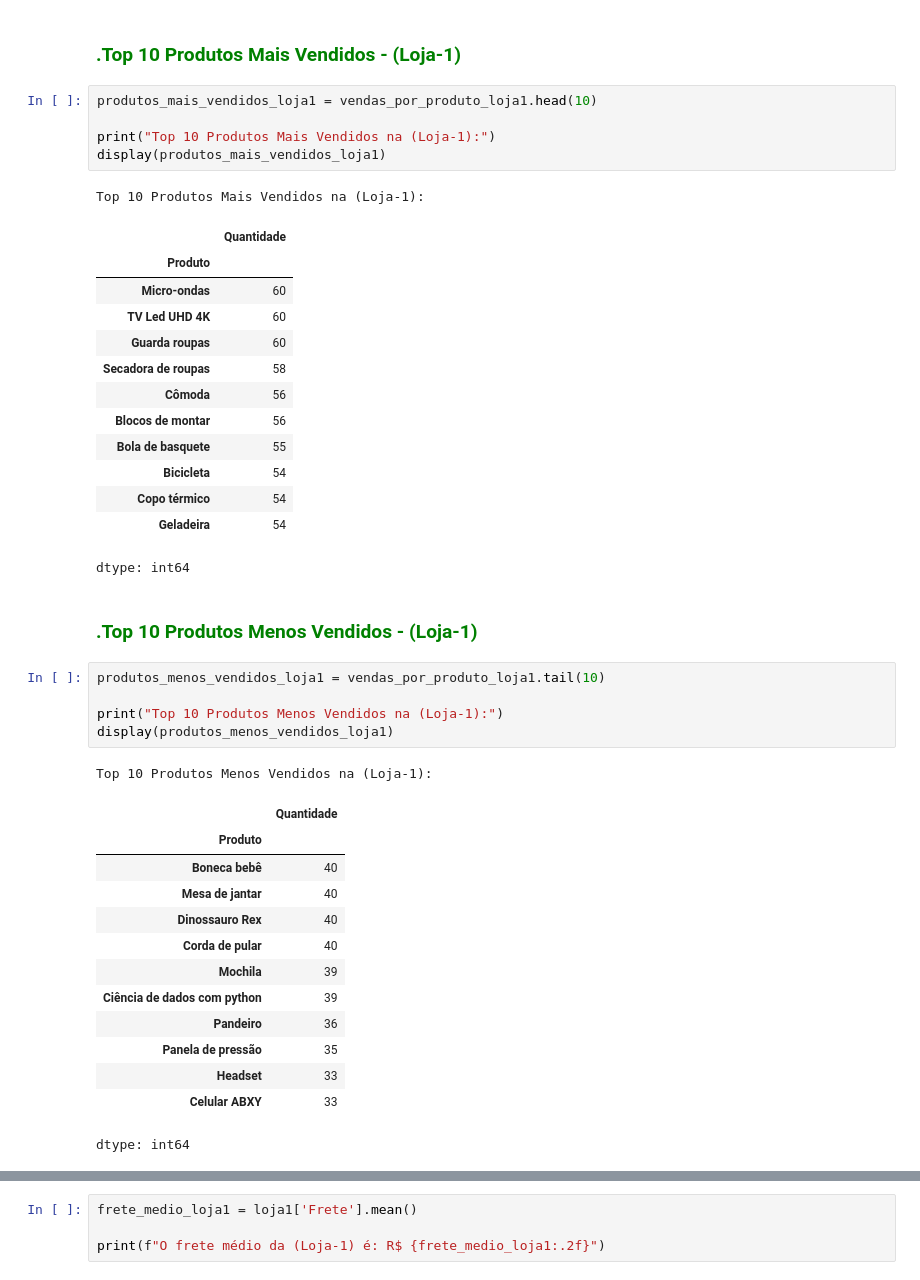
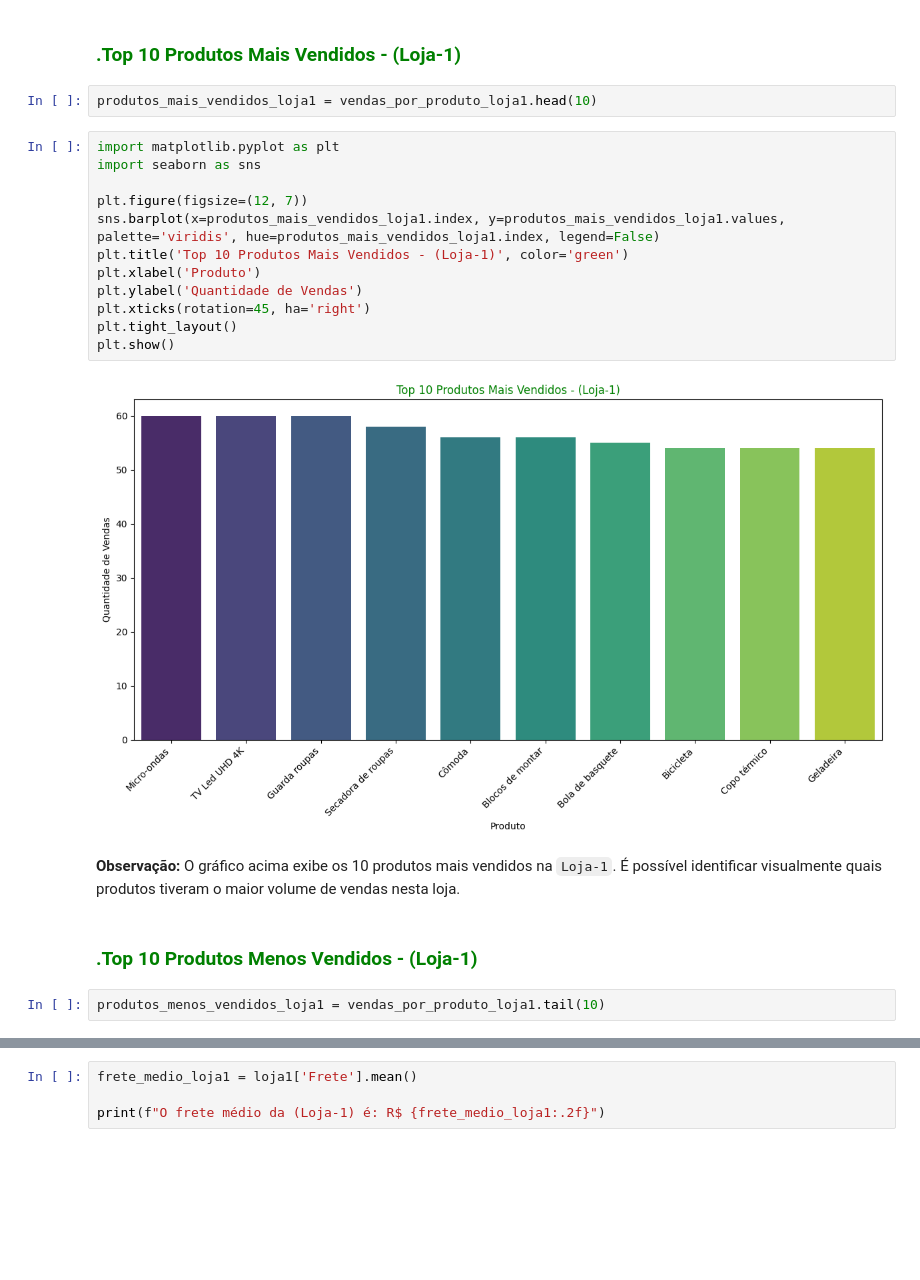
Before and after one commit to WBruni/Analise_Vendas_e_Desempenho_Loja, a Jupyter notebook: AluraStoreBrasil.ipynb, the cells around one changed output, grey strips where cells are left out. Drawn from its saved outputs; the diff is of its cells as text; blank space fills up the shorter version.

```diff
--- a/AluraStoreBrasil.ipynb
+++ b/AluraStoreBrasil.ipynb
@@ -476,44 +471,24 @@ dtype: int64
 # %% [markdown]
 ### <font color='green'>.Top 10 Produtos Mais Vendidos - (Loja-1)</font>
-# %%
-produtos_mais_vendidos_loja1 = vendas_por_produto_loja1.head(10)
-
-print("Top 10 Produtos Mais Vendidos na (Loja-1):")
-display(produtos_mais_vendidos_loja1)
-# %% [output]
-Top 10 Produtos Mais Vendidos na (Loja-1):
-|  | Quantidade |
-| Produto |  |
-| Micro-ondas | 60 |
-| TV Led UHD 4K | 60 |
-| Guarda roupas | 60 |
-| Secadora de roupas | 58 |
-| Cômoda | 56 |
-| Blocos de montar | 56 |
-| Bola de basquete | 55 |
-| Bicicleta | 54 |
-| Copo térmico | 54 |
-| Geladeira | 54 |
-dtype: int64
+# %%
+produtos_mais_vendidos_loja1 = vendas_por_produto_loja1.head(10)
+# %%
+import matplotlib.pyplot as plt
+import seaborn as sns
+
+plt.figure(figsize=(12, 7))
+sns.barplot(x=produtos_mais_vendidos_loja1.index, y=produtos_mais_vendidos_loja1.values, palette='viridis', hue=produtos_mais_vendidos_loja1.index, legend=False)
+plt.title('Top 10 Produtos Mais Vendidos - (Loja-1)', color='green')
+plt.xlabel('Produto')
+plt.ylabel('Quantidade de Vendas')
+plt.xticks(rotation=45, ha='right')
+plt.tight_layout()
+plt.show()
+# %% [output]
+[figure, added]
+# %% [markdown]
+**Observação:** O gráfico acima exibe os 10 produtos mais vendidos na `Loja-1`. É possível identificar visualmente quais produtos tiveram o maior volume de vendas nesta loja.
 # %% [markdown]
 ### <font color='green'>.Top 10 Produtos Menos Vendidos - (Loja-1)</font>
-# %%
-produtos_menos_vendidos_loja1 = vendas_por_produto_loja1.tail(10)
-
-print("Top 10 Produtos Menos Vendidos na (Loja-1):")
-display(produtos_menos_vendidos_loja1)
-# %% [output]
-Top 10 Produtos Menos Vendidos na (Loja-1):
-|  | Quantidade |
-| Produto |  |
-| Boneca bebê | 40 |
-| Mesa de jantar | 40 |
-| Dinossauro Rex | 40 |
-| Corda de pular | 40 |
-| Mochila | 39 |
-| Ciência de dados com python | 39 |
-| Pandeiro | 36 |
-| Panela de pressão | 35 |
-| Headset | 33 |
-| Celular ABXY | 33 |
-dtype: int64
+# %%
+produtos_menos_vendidos_loja1 = vendas_por_produto_loja1.tail(10)
```
Also changed, not shown: parts of 18 cells of this notebook.
